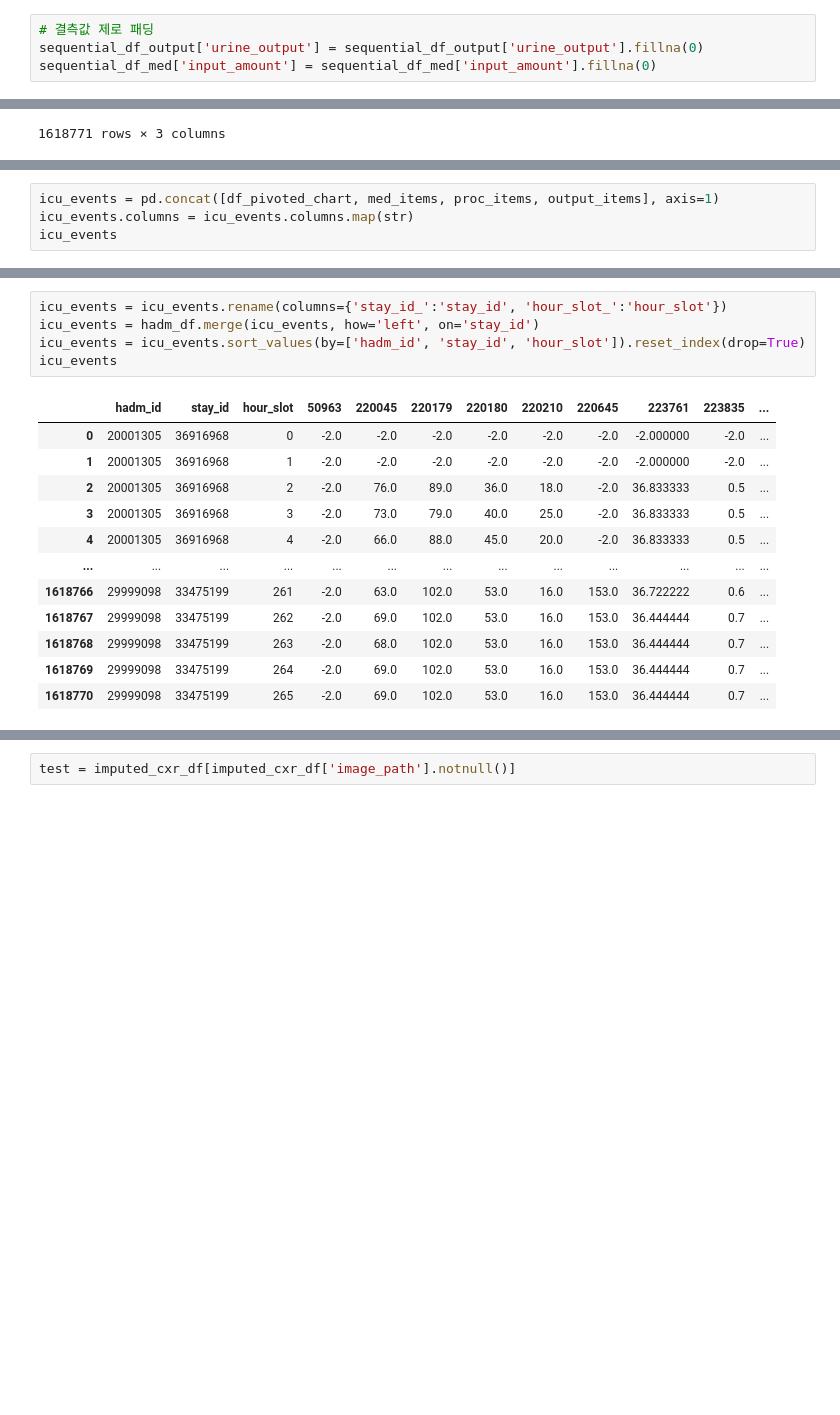
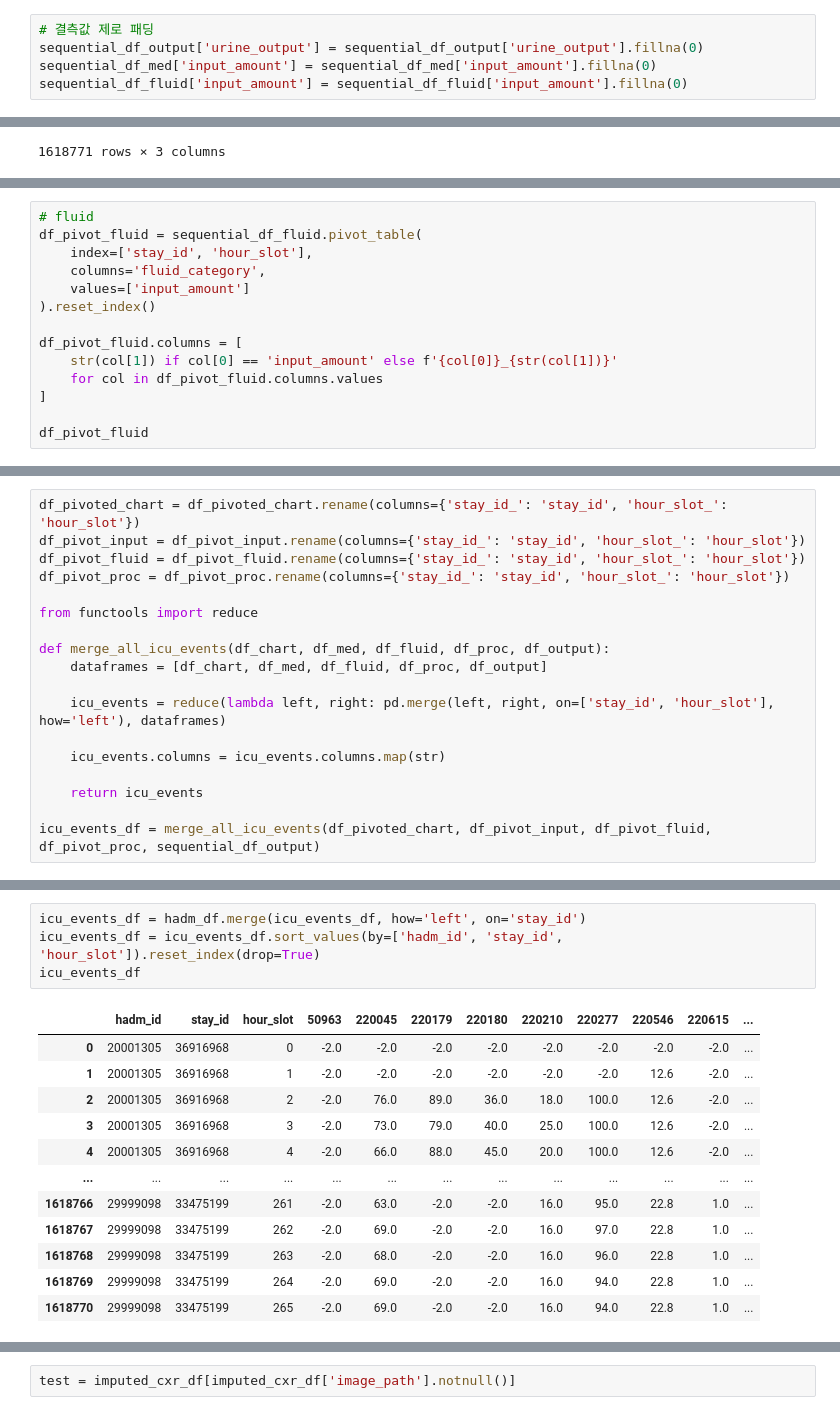
Before and after one commit to lastdancewithyou/multimodal_edema_prediction, a Jupyter notebook: preprocess/time_series_cxr_preprocess_20260316.ipynb, the cells around one changed output, grey strips where cells are left out. Cells and saved outputs as stored; diff of their text form; blank space fills up the shorter version.

```diff
--- a/preprocess/time_series_cxr_preprocess_20260316.ipynb
+++ b/preprocess/time_series_cxr_preprocess_20260316.ipynb
@@ -54,3 +51,4 @@ imputed_text_df = pd.read_feather(root_dir+'/processed/imputed_text_df.ftr')
 # 결측값 제로 패딩
 sequential_df_output['urine_output'] = sequential_df_output['urine_output'].fillna(0)
 sequential_df_med['input_amount'] = sequential_df_med['input_amount'].fillna(0)
+sequential_df_fluid['input_amount'] = sequential_df_fluid['input_amount'].fillna(0)
@@ -620,4 +369,0 @@ output_items = sequential_df_output.drop(columns=['stay_id', 'hour_slot'])
-# %%
-icu_events = pd.concat([df_pivoted_chart, med_items, proc_items, output_items], axis=1)
-icu_events.columns = icu_events.columns.map(str)
-icu_events
@@ -637,0 +386,14 @@ icu_events
+# %%
+# fluid
+df_pivot_fluid = sequential_df_fluid.pivot_table(
+    index=['stay_id', 'hour_slot'],
+    columns='fluid_category',
+    values=['input_amount']
+).reset_index()
+
+df_pivot_fluid.columns = [
+    str(col[1]) if col[0] == 'input_amount' else f'{col[0]}_{str(col[1])}'
+    for col in df_pivot_fluid.columns.values
+]
+
+df_pivot_fluid
@@ -637,0 +414,18 @@ icu_events
+# %%
+df_pivoted_chart = df_pivoted_chart.rename(columns={'stay_id_': 'stay_id', 'hour_slot_': 'hour_slot'})
+df_pivot_input = df_pivot_input.rename(columns={'stay_id_': 'stay_id', 'hour_slot_': 'hour_slot'})
+df_pivot_fluid = df_pivot_fluid.rename(columns={'stay_id_': 'stay_id', 'hour_slot_': 'hour_slot'})
+df_pivot_proc = df_pivot_proc.rename(columns={'stay_id_': 'stay_id', 'hour_slot_': 'hour_slot'})
+
+from functools import reduce
+
+def merge_all_icu_events(df_chart, df_med, df_fluid, df_proc, df_output):
+    dataframes = [df_chart, df_med, df_fluid, df_proc, df_output]
+
+    icu_events = reduce(lambda left, right: pd.merge(left, right, on=['stay_id', 'hour_slot'], how='left'), dataframes)
+
+    icu_events.columns = icu_events.columns.map(str)
+
+    return icu_events
+
+icu_events_df = merge_all_icu_events(df_pivoted_chart, df_pivot_input, df_pivot_fluid, df_pivot_proc, sequential_df_output)
@@ -638,18 +448,17 @@ icu_events
 # %%
-icu_events = icu_events.rename(columns={'stay_id_':'stay_id', 'hour_slot_':'hour_slot'})
-icu_events = hadm_df.merge(icu_events, how='left', on='stay_id')
-icu_events = icu_events.sort_values(by=['hadm_id', 'stay_id', 'hour_slot']).reset_index(drop=True)
-icu_events
+icu_events_df = hadm_df.merge(icu_events_df, how='left', on='stay_id')
+icu_events_df = icu_events_df.sort_values(by=['hadm_id', 'stay_id', 'hour_slot']).reset_index(drop=True)
+icu_events_df
 # %% [output]
-|  | hadm_id | stay_id | hour_slot | 50963 | 220045 | 220179 | 220180 | 220210 | 220645 | 223761 | 223835 | ... |
-| 0 | 20001305 | 36916968 | 0 | -2.0 | -2.0 | -2.0 | -2.0 | -2.0 | -2.0 | -2.000000 | -2.0 | ... |
-| 1 | 20001305 | 36916968 | 1 | -2.0 | -2.0 | -2.0 | -2.0 | -2.0 | -2.0 | -2.000000 | -2.0 | ... |
-| 2 | 20001305 | 36916968 | 2 | -2.0 | 76.0 | 89.0 | 36.0 | 18.0 | -2.0 | 36.833333 | 0.5 | ... |
-| 3 | 20001305 | 36916968 | 3 | -2.0 | 73.0 | 79.0 | 40.0 | 25.0 | -2.0 | 36.833333 | 0.5 | ... |
-| 4 | 20001305 | 36916968 | 4 | -2.0 | 66.0 | 88.0 | 45.0 | 20.0 | -2.0 | 36.833333 | 0.5 | ... |
+|  | hadm_id | stay_id | hour_slot | 50963 | 220045 | 220179 | 220180 | 220210 | 220277 | 220546 | 220615 | ... |
+| 0 | 20001305 | 36916968 | 0 | -2.0 | -2.0 | -2.0 | -2.0 | -2.0 | -2.0 | -2.0 | -2.0 | ... |
+| 1 | 20001305 | 36916968 | 1 | -2.0 | -2.0 | -2.0 | -2.0 | -2.0 | -2.0 | 12.6 | -2.0 | ... |
+| 2 | 20001305 | 36916968 | 2 | -2.0 | 76.0 | 89.0 | 36.0 | 18.0 | 100.0 | 12.6 | -2.0 | ... |
+| 3 | 20001305 | 36916968 | 3 | -2.0 | 73.0 | 79.0 | 40.0 | 25.0 | 100.0 | 12.6 | -2.0 | ... |
+| 4 | 20001305 | 36916968 | 4 | -2.0 | 66.0 | 88.0 | 45.0 | 20.0 | 100.0 | 12.6 | -2.0 | ... |
 | ... | ... | ... | ... | ... | ... | ... | ... | ... | ... | ... | ... | ... |
-| 1618766 | 29999098 | 33475199 | 261 | -2.0 | 63.0 | 102.0 | 53.0 | 16.0 | 153.0 | 36.722222 | 0.6 | ... |
-| 1618767 | 29999098 | 33475199 | 262 | -2.0 | 69.0 | 102.0 | 53.0 | 16.0 | 153.0 | 36.444444 | 0.7 | ... |
-| 1618768 | 29999098 | 33475199 | 263 | -2.0 | 68.0 | 102.0 | 53.0 | 16.0 | 153.0 | 36.444444 | 0.7 | ... |
-| 1618769 | 29999098 | 33475199 | 264 | -2.0 | 69.0 | 102.0 | 53.0 | 16.0 | 153.0 | 36.444444 | 0.7 | ... |
-| 1618770 | 29999098 | 33475199 | 265 | -2.0 | 69.0 | 102.0 | 53.0 | 16.0 | 153.0 | 36.444444 | 0.7 | ... |
+| 1618766 | 29999098 | 33475199 | 261 | -2.0 | 63.0 | -2.0 | -2.0 | 16.0 | 95.0 | 22.8 | 1.0 | ... |
+| 1618767 | 29999098 | 33475199 | 262 | -2.0 | 69.0 | -2.0 | -2.0 | 16.0 | 97.0 | 22.8 | 1.0 | ... |
+| 1618768 | 29999098 | 33475199 | 263 | -2.0 | 68.0 | -2.0 | -2.0 | 16.0 | 96.0 | 22.8 | 1.0 | ... |
+| 1618769 | 29999098 | 33475199 | 264 | -2.0 | 69.0 | -2.0 | -2.0 | 16.0 | 94.0 | 22.8 | 1.0 | ... |
+| 1618770 | 29999098 | 33475199 | 265 | -2.0 | 69.0 | -2.0 | -2.0 | 16.0 | 94.0 | 22.8 | 1.0 | ... |
```
Also changed, not shown: parts of 297 cells of this notebook, 15 other files.
